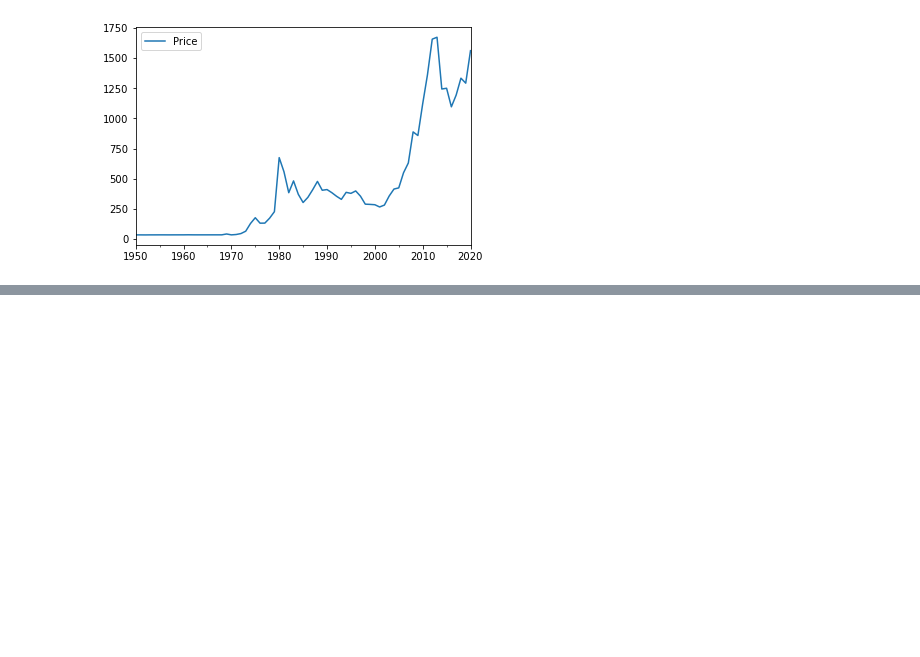
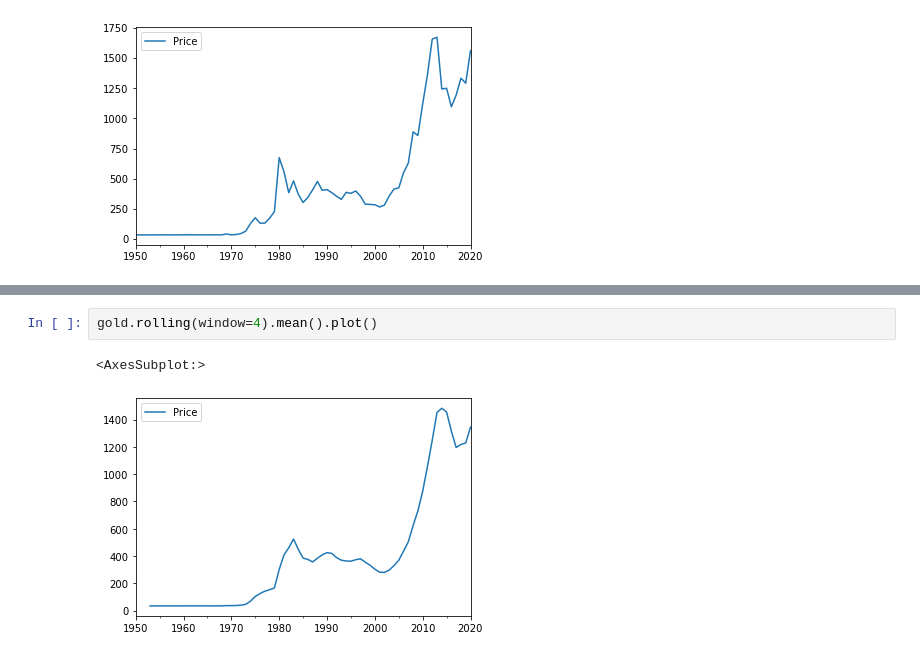
Before and after one commit to TJ-Mothokho/Analysing-Gold-Prices-Over-Time, a Jupyter notebook: Gold_Analysis.ipynb, the cells around one changed output, grey strips where cells are left out. Cells and saved outputs as stored; diff of their text form; blank space fills up the shorter version.

```diff
--- a/Gold_Analysis.ipynb
+++ b/Gold_Analysis.ipynb
@@ -141,0 +150,5 @@ gold.plot(kind='line')
+# %%
+gold.rolling(window=4).mean().plot()
+# %% [output]
+<AxesSubplot:>
+[figure, added]
```
Also changed, not shown: parts of 5 cells of this notebook.
